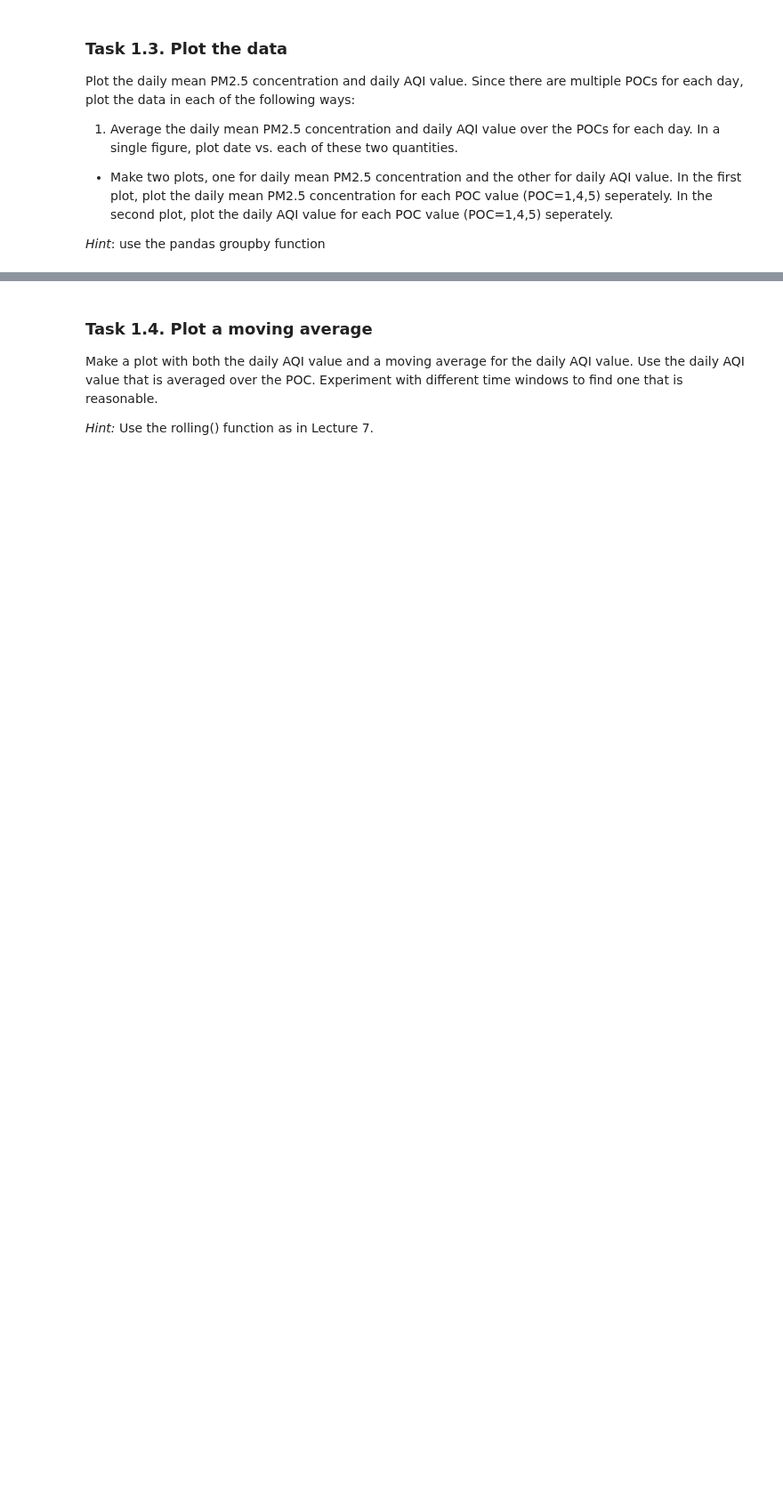
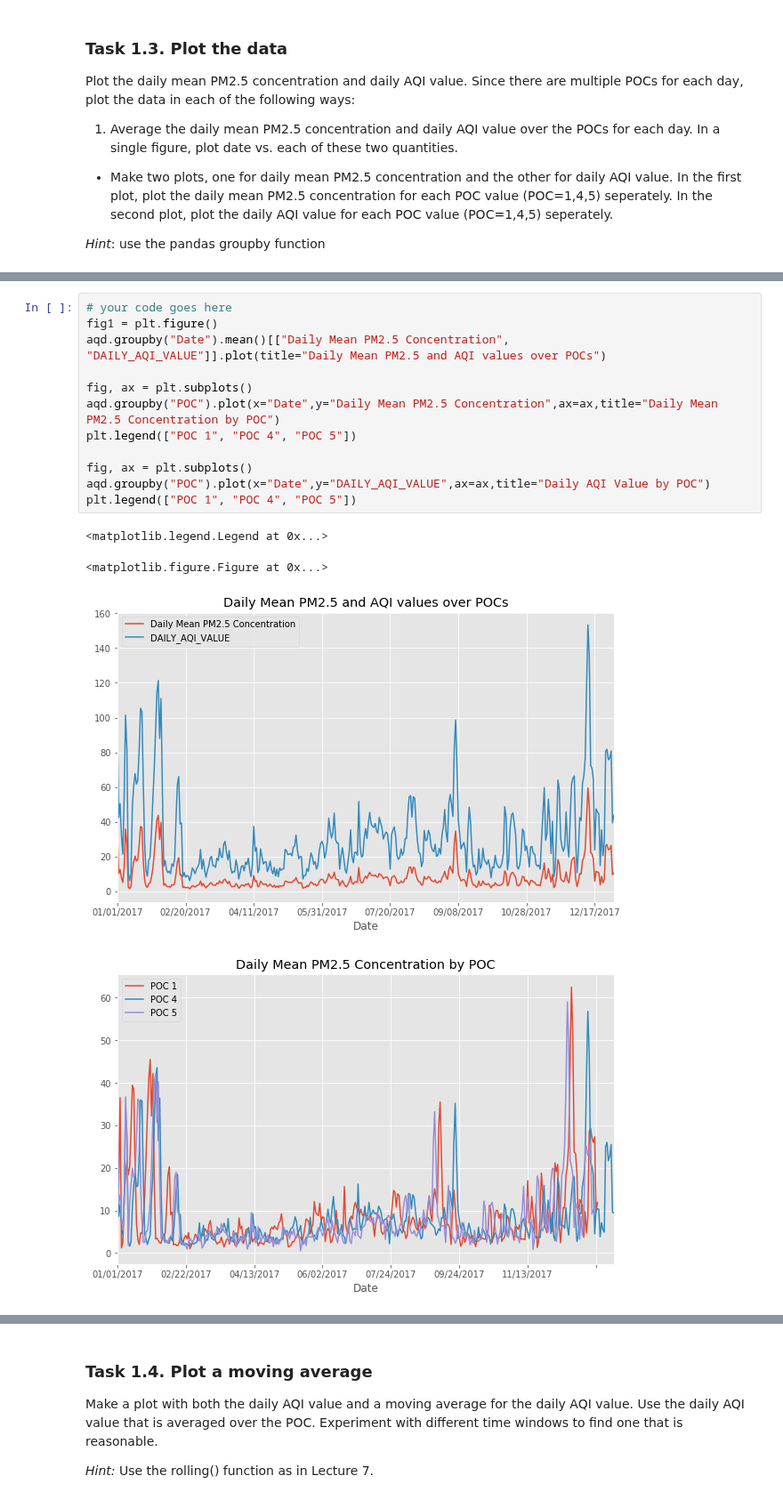
Before and after one commit to brookeslawski/datascience-homeworks-local, a Jupyter notebook: HW4/2018-HW4.ipynb, the cells around one changed output, grey strips where cells are left out. Shown at 89% size. Drawn from its saved outputs; the diff is of its cells as text; blank space fills up the shorter version.

```diff
--- a/HW4/2018-HW4.ipynb
+++ b/HW4/2018-HW4.ipynb
@@ -106,0 +74,17 @@ plt.show()
+# %%
+# your code goes here
+fig1 = plt.figure()
+aqd.groupby("Date").mean()[["Daily Mean PM2.5 Concentration", "DAILY_AQI_VALUE"]].plot(title="Daily Mean PM2.5 and AQI values over POCs")
+
+fig, ax = plt.subplots()
+aqd.groupby("POC").plot(x="Date",y="Daily Mean PM2.5 Concentration",ax=ax,title="Daily Mean PM2.5 Concentration by POC")
+plt.legend(["POC 1", "POC 4", "POC 5"])
+
+fig, ax = plt.subplots()
+aqd.groupby("POC").plot(x="Date",y="DAILY_AQI_VALUE",ax=ax,title="Daily AQI Value by POC")
+plt.legend(["POC 1", "POC 4", "POC 5"])
+# %% [output]
+<matplotlib.legend.Legend at 0x...>
+<matplotlib.figure.Figure at 0x...>
+[figure, added]
+[figure, added]
```
Also changed, not shown: parts of 7 cells of this notebook, 1 other file.
